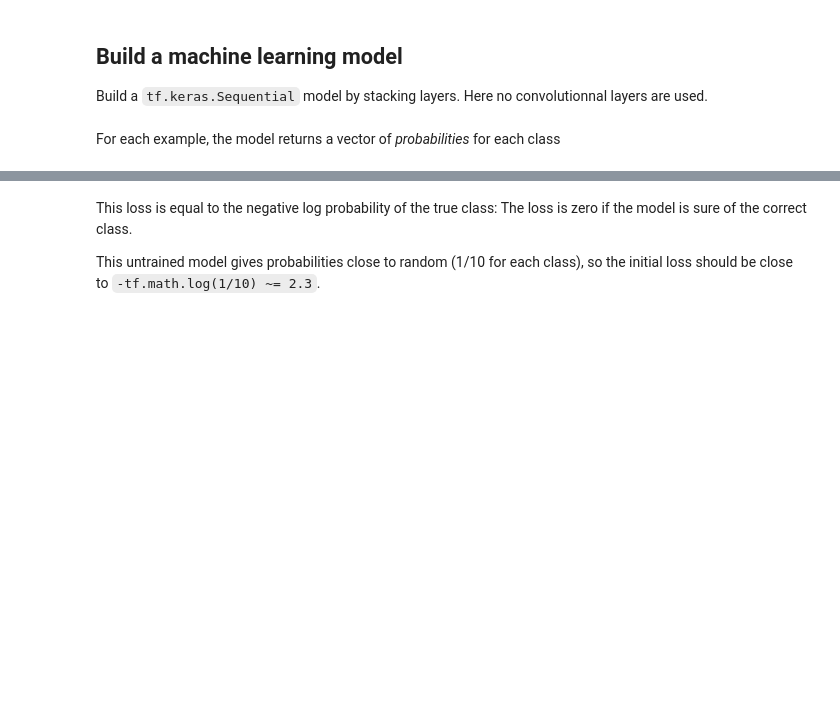
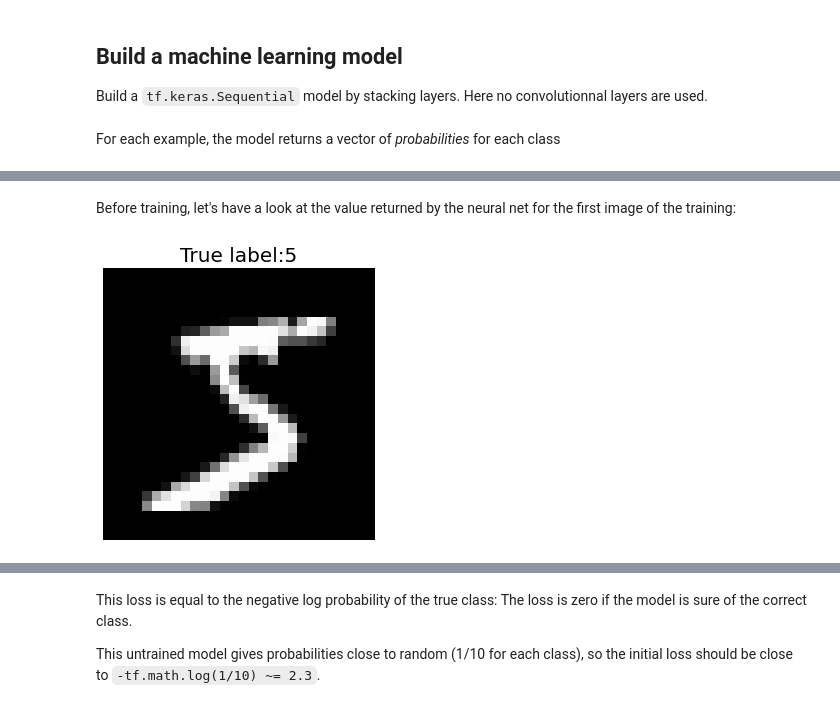
Before and after one commit to brajard/MAT330, a Jupyter notebook: practical/classification.ipynb, the cells around one changed output, grey strips where cells are left out. Drawn from its saved outputs; the diff is of its cells as text; code cells hidden in the pictures; blank space fills up the shorter version.

```diff
--- a/practical/classification.ipynb
+++ b/practical/classification.ipynb
@@ -145,4 +148,14 @@ Total params: 101,770
 Trainable params: 101,770
 Non-trainable params: 0
 _________________________________________________________________
+# %% [markdown]
+Before training, let's have a look at the value returned by the neural net for the first image of the training:
+# %%
+# Plot the first value
+fig, ax = plt.subplots(figsize=(5,5))
+ax.imshow(x_train[0], cmap='gray')
+ax.axis('off')
+ax.set_title(f'True label:{y_train[0]}',fontsize=20);
+# %% [output]
+[figure, added]
 # %%
```
Also changed, not shown: parts of 10 cells of this notebook.
